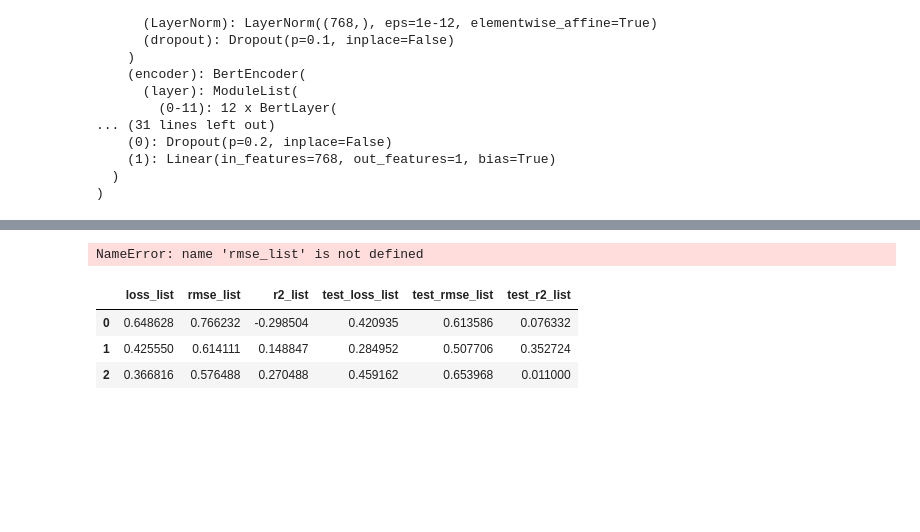
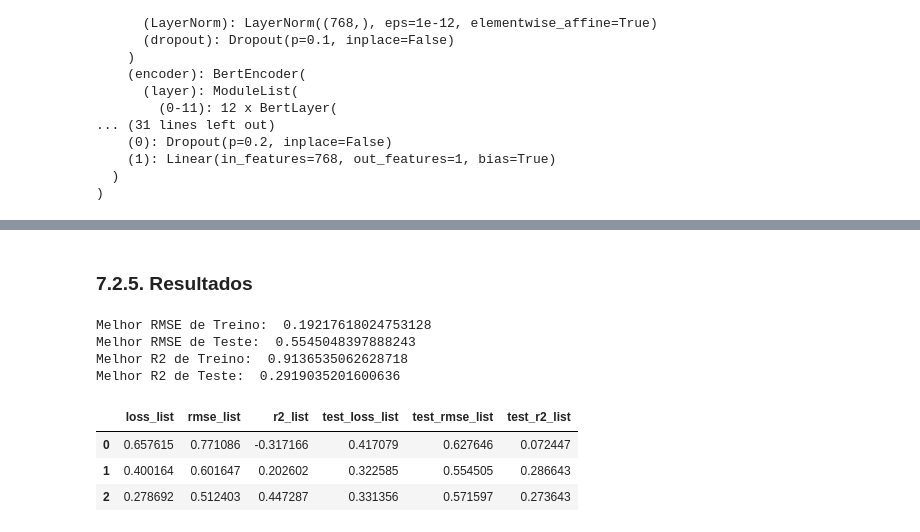
Before and after one commit to ciziks/enem-embbedings-social-questions, a Jupyter notebook: notebooks/7. Regressor BERT.ipynb, the cells around one changed output, grey strips where cells are left out. Saved outputs shown, nothing was run; the diff lists cells and outputs as text; code cells hidden in the pictures; blank space fills up the shorter version.

Commit message:
Regressor BERT com Alternativas e Enunciado

```diff
--- a/notebooks/7. Regressor BERT.ipynb
+++ b/notebooks/7. Regressor BERT.ipynb
@@ -260,6 +324,8 @@ def train(model, optimizer, scheduler, loss_function, epochs, train_dataloader,
 # %%
 # Definindo o otimizador como o BERT original
-optimizer = torch.optim.AdamW(model.parameters(), lr= 3e-5, eps=1e-8) # Same as BERT Paper
+optimizer = torch.optim.AdamW(
+    model.parameters(), lr=3e-5, eps=1e-8
+)  # Same as BERT Paper
 
 # MSE loss is the most common for Regression Tasks
 loss_function = nn.MSELoss()
@@ -267,10 +333,31 @@ loss_function = nn.MSELoss()
 # Definindo número de épocas
 epochs = 8
 total_steps = len(train_dataloader) * epochs
-scheduler = get_linear_schedule_with_warmup(optimizer, num_warmup_steps=0, num_training_steps=total_steps)
+scheduler = get_linear_schedule_with_warmup(
+    optimizer, num_warmup_steps=0, num_training_steps=total_steps
+)
 
 # Treinamento
-model, loss_list, rmse_list, test_loss_list, test_rmse_list, r2_train_list, r2_test_list, best_loss = train(model, optimizer, scheduler, loss_function, epochs, train_dataloader, test_dataloader, device, clip_value=2)
+(
+    model,
+    loss_list,
+    rmse_list,
+    test_loss_list,
+    test_rmse_list,
+    r2_train_list,
+    r2_test_list,
+    best_loss,
+) = train_bert(
+    model,
+    optimizer,
+    scheduler,
+    loss_function,
+    epochs,
+    train_dataloader,
+    test_dataloader,
+    device,
+    clip_value=2,
+)
 # %% [output]
 --------
 Epoch:  0
@@ -292,10 +379,15 @@ R2 Train:  0.8506873483585836   Test:  0.26401216717719234
+# %% [markdown]
+### 7.2.5. Resultados
 # %%
 print("Melhor RMSE de Treino: ", min(rmse_list).cpu().detach().numpy())
 print("Melhor RMSE de Teste: ", min(test_rmse_list).cpu().detach().numpy())
 print("Melhor R2 de Treino: ", max(r2_train_list).cpu().detach().numpy())
 print("Melhor R2 de Teste: ", max(r2_test_list).cpu().detach().numpy())
 # %% [output]
-NameError: name 'rmse_list' is not defined
+Melhor RMSE de Treino:  0.19217618024753128
+Melhor RMSE de Teste:  0.5545048397888243
+Melhor R2 de Treino:  0.9136535062628718
+Melhor R2 de Teste:  0.2919035201600636
 # %%
 loss_list_complete = []
 rmse_list_complete = []
@@ -324,10 +416,17 @@ for value in r2_test_list:
 # %%
-dict_results = {"loss_list": loss_list_complete, "rmse_list": rmse_list_complete, "r2_list": r2_list_complete,"test_loss_list": test_loss_list_complete, "test_rmse_list": test_rmse_list_complete, "test_r2_list": test_r2_list_complete}
+dict_results = {
+    "loss_list": loss_list_complete,
+    "rmse_list": rmse_list_complete,
+    "r2_list": r2_list_complete,
+    "test_loss_list": test_loss_list_complete,
+    "test_rmse_list": test_rmse_list_complete,
+    "test_r2_list": test_r2_list_complete,
+}
 df_results = pd.DataFrame(dict_results)
 
 df_results.head(3)
 # %% [output]
 |  | loss_list | rmse_list | r2_list | test_loss_list | test_rmse_list | test_r2_list |
-| 0 | 0.648628 | 0.766232 | -0.298504 | 0.420935 | 0.613586 | 0.076332 |
-| 1 | 0.425550 | 0.614111 | 0.148847 | 0.284952 | 0.507706 | 0.352724 |
-| 2 | 0.366816 | 0.576488 | 0.270488 | 0.459162 | 0.653968 | 0.011000 |
+| 0 | 0.657615 | 0.771086 | -0.317166 | 0.417079 | 0.627646 | 0.072447 |
+| 1 | 0.400164 | 0.601647 | 0.202602 | 0.322585 | 0.554505 | 0.286643 |
+| 2 | 0.278692 | 0.512403 | 0.447287 | 0.331356 | 0.571597 | 0.273643 |
```
Also changed, not shown: parts of 57 cells of this notebook, 1 other file.
